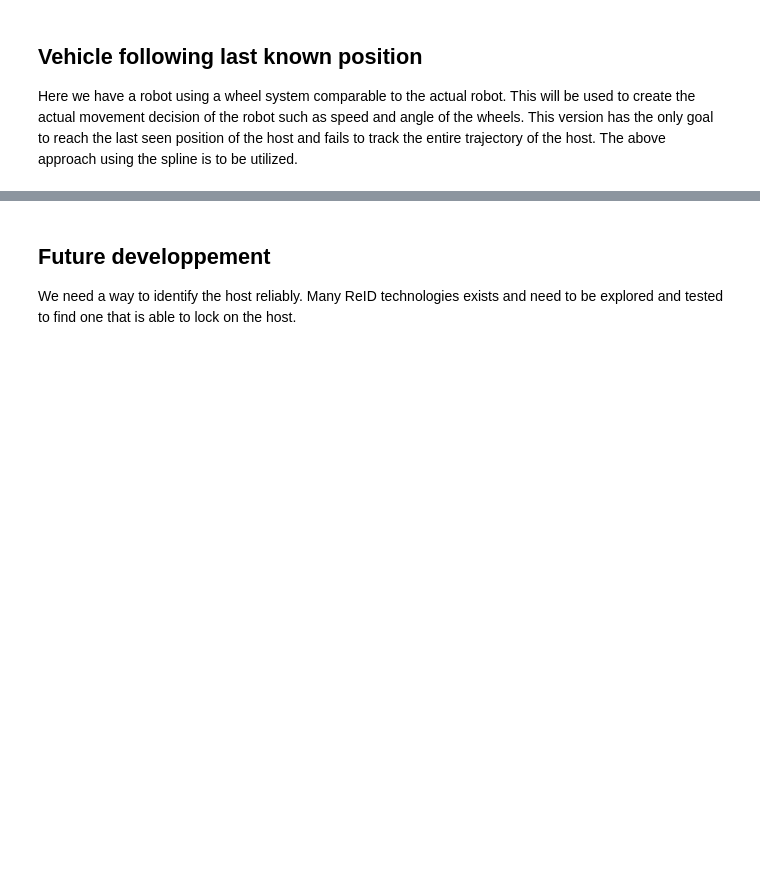
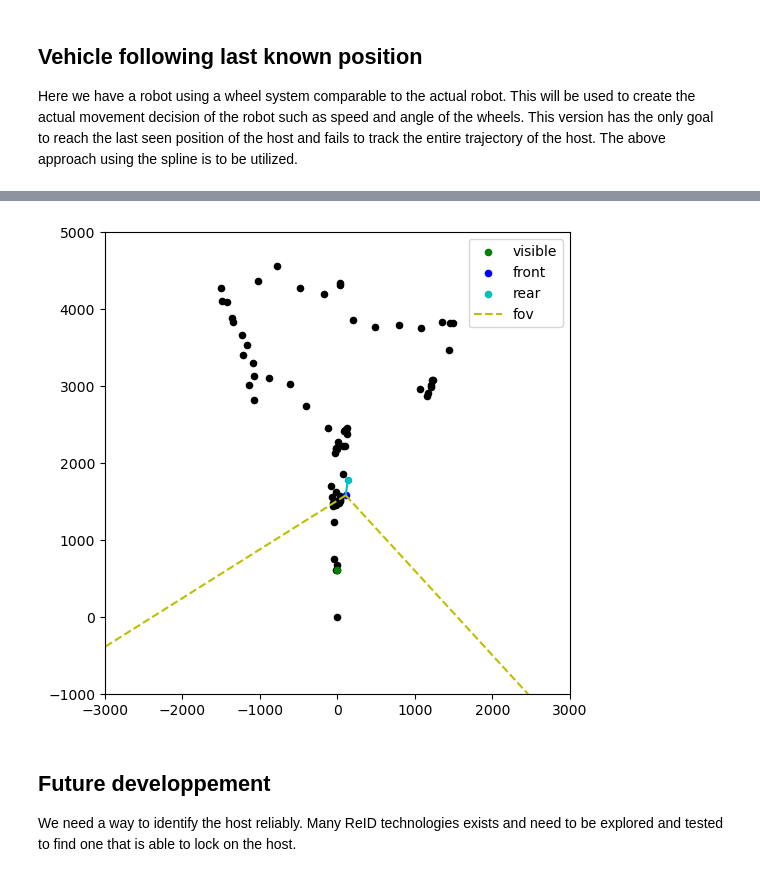
Before and after one commit to comtois-etienne/CSIE5047_Smart_Luggage, a Jupyter notebook: notebook.ipynb, the cells around one changed output, grey strips where cells are left out. Saved outputs shown, nothing was run; the diff lists cells and outputs as text; code cells hidden in the pictures; blank space fills up the shorter version.

Commit message:
vehicle algo follow and search

```diff
--- a/notebook.ipynb
+++ b/notebook.ipynb
@@ -741,3 +619,77 @@ for i in range(len(s_data['x'])*2 + 20):
+# %%
+from src.vehicle import Vehicle
+from src.vision import FakeSensor
+from src.point import create_map
+
+
+vehicle = Vehicle(
+    max_turn_angle=30,
+    axle_len=200,
+    max_speed=2000,
+    camera=zed_two_camera,
+    center=Point(0, 0)
+)
+
+
+# FAKE SENSOR
+sensor_data = pd.read_csv('dist_2fps.csv', header=None)
+sensor_data.columns = ['t', 'x', 'y']
+fake_sensor = FakeSensor(sensor_data)
+
+
+# ALGORITHM DATA
+seen = pd.DataFrame(columns=['t', 'x', 'y', 'c'])
+seen = pd.concat([seen, pd.DataFrame({
+    't': 0, # timestamp
+    'x': 0, # x position
+    'y': 0, # y position
+    'c': 1, # consumed
+}, index=[len(seen)])])
+
+
+def capture(fake_sensor, vehicle, seen):
+    new_seen = fake_sensor.capture(vehicle)
+    has_seen = new_seen is not None
+    if has_seen:
+        seen = pd.concat([seen, pd.DataFrame({
+            't': [fake_sensor.time()],
+            'x': [new_seen.x],
+            'y': [new_seen.y],
+            'c': 0
+        }, index=[len(seen)])])
+    last_seen = Point.from_df(seen.iloc[-1])
+    return seen, last_seen, has_seen
+
+
+while not (vehicle.has_stopped() and fake_sensor.is_done()):
+    seen, last_seen, has_seen = capture(fake_sensor, vehicle, seen)
+
+    while not has_seen and vehicle.has_stopped():
+        for _ in range(5):
+            vehicle.look_around(speed=200, time=0.2)
+
+            fig, ax = create_map(Point(0, 2000), 6000, 6)
+            for x in range(len(seen)):
+                Point.from_df(seen.iloc[x]).scatter(ax, color='k', size=20)
+            fake_sensor.scatter_host(ax, vehicle)
+            vehicle.plot(ax)
+            ax.legend()
+            plt.show()
+
+        seen, last_seen, has_seen = capture(fake_sensor, vehicle, seen)
+
+    for _ in range(5):
+        vehicle.follow_target(last_seen, time=0.2, has_seen=has_seen)
+
+        fig, ax = create_map(Point(0, 2000), 6000, 6)
+        for x in range(len(seen)):
+            Point.from_df(seen.iloc[x]).scatter(ax, color='k', size=20)
+        fake_sensor.scatter_host(ax, vehicle)
+        vehicle.plot(ax)
+        ax.legend()
+        plt.show()
+# %% [output]
+[figure, added]
 # %% [markdown]
 ## Future developpement
 We need a way to identify the host reliably. Many ReID technologies exists and need to be explored and tested to find one that is able to lock on the host.
```
Also changed, not shown: parts of 3 cells of this notebook, 1 other file.
